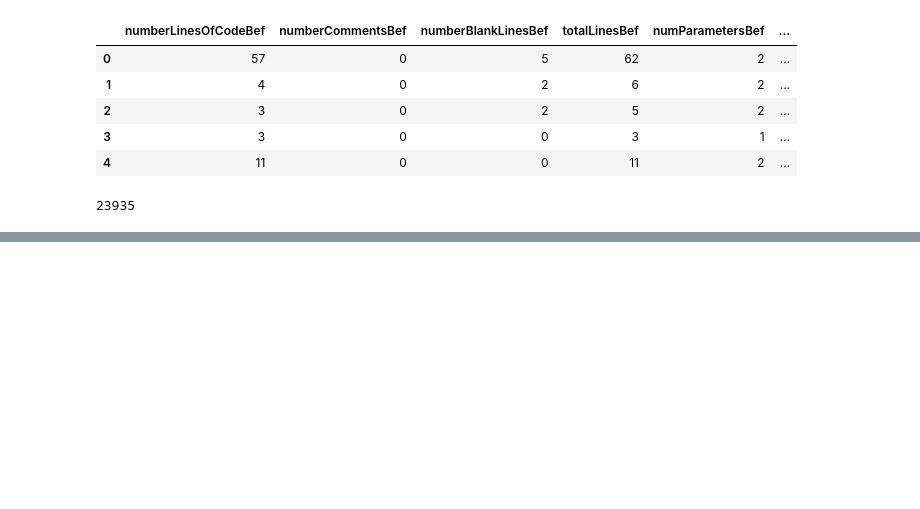
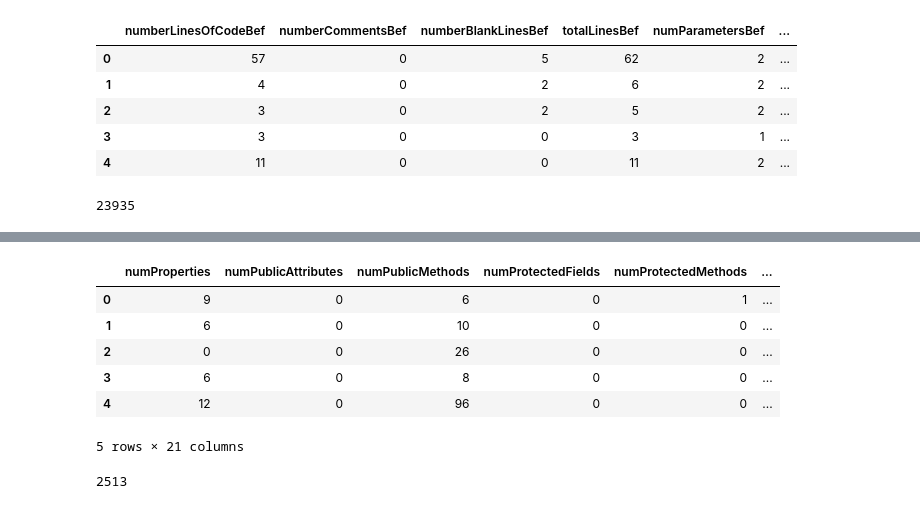
Before and after one commit to diogof19/DISS, a Jupyter notebook: Classification Model/Model Prep.ipynb, the cells around one changed output, grey strips where cells are left out. Drawn from its saved outputs; the diff is of its cells as text; code cells hidden in the pictures; blank space fills up the shorter version.

```diff
--- a/Classification Model/Model Prep.ipynb
+++ b/Classification Model/Model Prep.ipynb
@@ -282,0 +258,15 @@ dump(elliptic_envelope, 'models/elliptic_envelope.joblib')
+# %%
+ec_data = load_ec_data(DATA_PATH)
+ec_data.head()
+# %% [output]
+|  | numProperties | numPublicAttributes | numPublicMethods | numProtectedFields | numProtectedMethods | ... |
+| 0 | 9 | 0 | 6 | 0 | 1 | ... |
+| 1 | 6 | 0 | 10 | 0 | 0 | ... |
+| 2 | 0 | 0 | 26 | 0 | 0 | ... |
+| 3 | 6 | 0 | 8 | 0 | 0 | ... |
+| 4 | 12 | 0 | 96 | 0 | 0 | ... |
+5 rows × 21 columns
+# %%
+len(ec_data)
+# %% [output]
+2513
```
Also changed, not shown: parts of 36 cells of this notebook, 9 other files.
